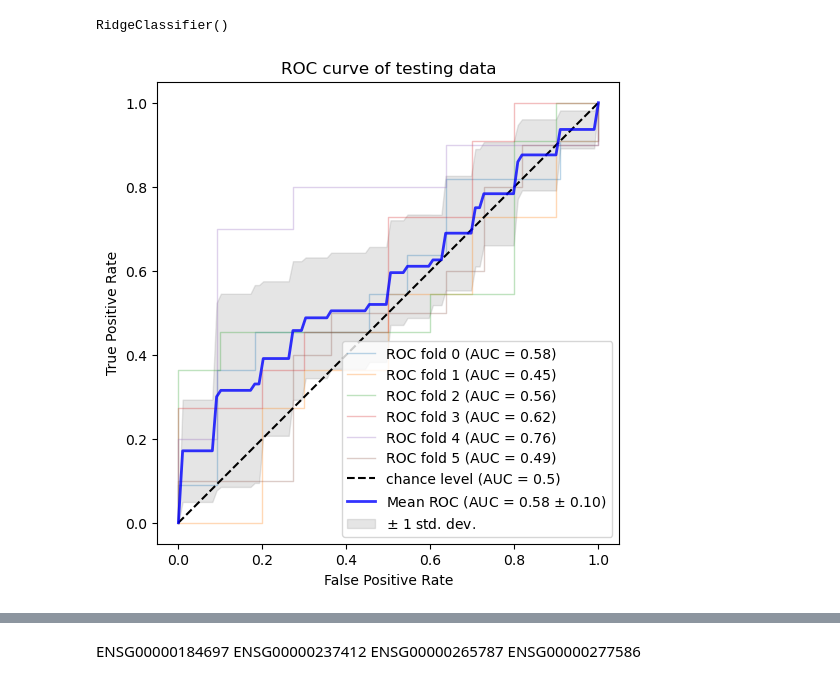
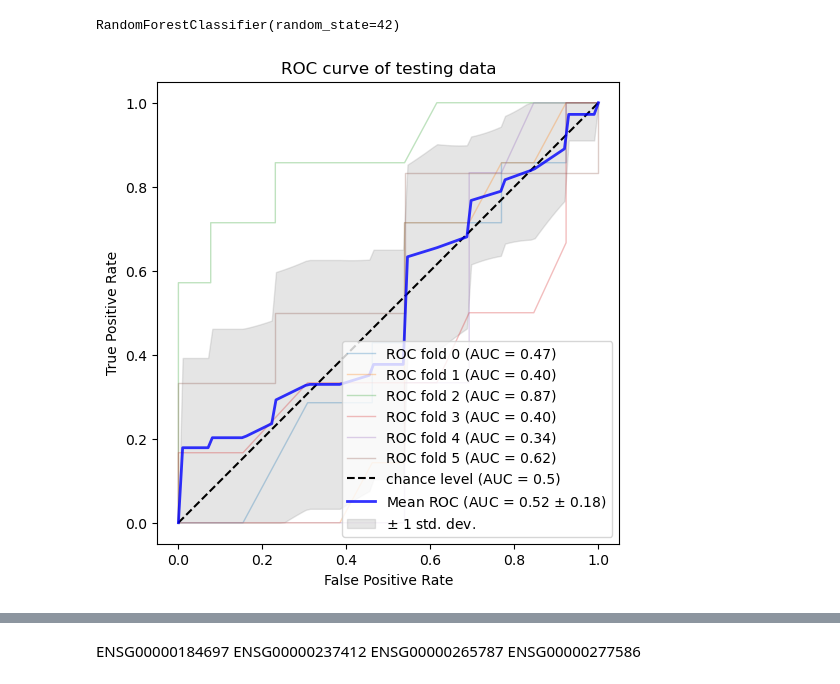
Before and after one commit to giacuong171/MultiOmic_Datascience, a Jupyter notebook: code/ml_model.ipynb, the cells around one changed output, grey strips where cells are left out. Drawn from its saved outputs; the diff is of its cells as text; code cells hidden in the pictures.

```diff
--- a/code/ml_model.ipynb
+++ b/code/ml_model.ipynb
@@ -16,7 +19,7 @@ import matplotlib.pyplot as plt
 # %%
 #df_stage = pd.read_csv("../results/gene_exp_analysis/cnv_genes_exp_stage.combine.csv",
                  #header=0,sep="\t")
-df = pd.read_csv("../results/gene_exp_analysis/cnv_genes_exp.combine.csv",
+df = pd.read_csv("../results/gene_exp_analysis/lasso_selected_count.csv",
                  header=0,sep="\t")
 label = pd.read_csv("../results/gene_exp_analysis/clinical.csv",
                     header=0,sep="\t")
@@ -130,8 +135,9 @@ array([1., 1., 0., 1., 0., 1., 0., 1., 0., 1., 1., 1., 0., 0., 1., 1., 1.,
 # %%
-X = df
+scaled_df = scaler.fit_transform(df)
+X = scaled_df
 y = death_label
 # Split the data into training and testing sets
-X_train, X_test, y_train, y_test = train_test_split(X, y, test_size=0.3, random_state=7)
+X_train, X_test, y_train, y_test = train_test_split(X, y, test_size=0.4, random_state=7)
 # %%
 from sklearn.manifold import TSNE
 import plotly.express as px
@@ -202,21 +208,21 @@ param_grid = {
     'criterion' :['gini', 'entropy']
 }
 # %%
-from sklearn.linear_model import RidgeClassifier
-model=RidgeClassifier()
-param_grid = {'alpha':[0.001,0.01,0.1,1 ]}
+# from sklearn.linear_model import RidgeClassifier
+# model=RidgeClassifier()
+# param_grid = {'alpha':[0.001,0.01,0.1,1 ]}
 # %%
-model = xgb.XGBClassifier(random_state=42)
+# model = xgb.XGBClassifier(random_state=42)
 
-# Defining parameter range
-param_grid = {
-    'max_depth': [3],
-    'learning_rate': [0.1 ,0.01, 0.001],
-    'n_estimators': [100],
-    'gamma': [ 0.1,0.01,0.001],
-    'subsample': [0.8, 1.0],
-    'colsample_bytree': [ 0.5, 0.8]
-}
+# # Defining parameter range
+# param_grid = {
+#     'max_depth': [3],
+#     'learning_rate': [0.1 ,0.01, 0.001],
+#     'n_estimators': [100],
+#     'gamma': [ 0.1,0.01,0.001],
+#     'subsample': [0.8, 1.0],
+#     'colsample_bytree': [ 0.5, 0.8]
+# }
 # %%
 grid = GridSearchCV(model, param_grid, refit = True, verbose = 1)
 
@@ -299,13 +305,14 @@ def roc(X_train,y_train,model,label):
 # %%
 model
 # %% [output]
-RidgeClassifier()
+RandomForestClassifier(random_state=42)
 # %%
 model = grid.best_estimator_
 label="ROC curve of testing data"
+X_test = pd.DataFrame(X_test)
 roc(X_test,y_test,model,label)
 # %% [output]
-[figure, old version]
+[figure, new version]
 # %%
 model_RF = grid.best_estimator_
 model_RF.fit(X_train,y_train)
```
Also changed, not shown: parts of 11 cells of this notebook, 2 other files.
